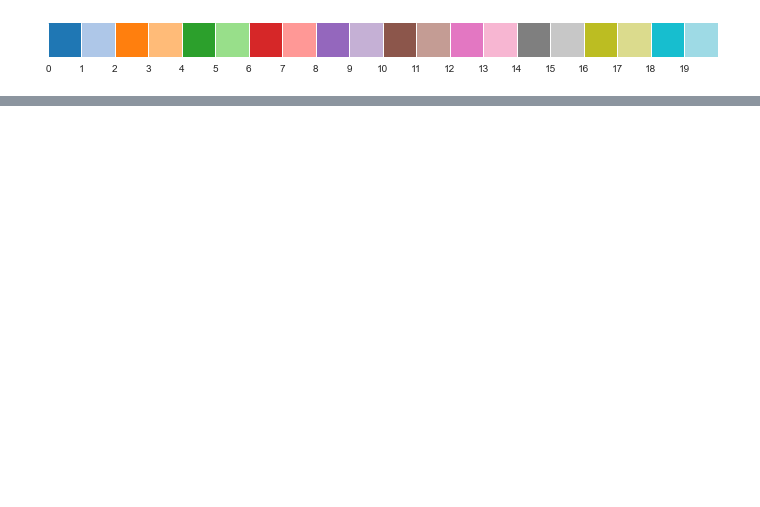
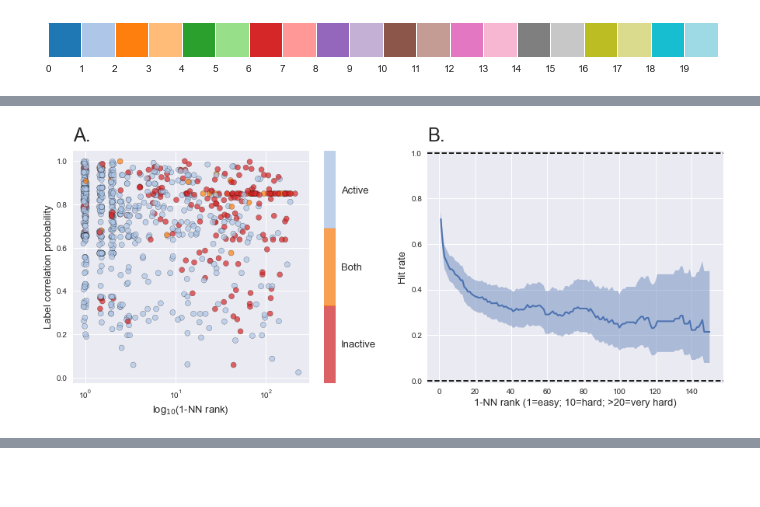
Before and after one commit to ljmartin/molrec, a Jupyter notebook: 4_pubchem_validation/analysis.ipynb, the cells around one changed output, grey strips where cells are left out. Cells and saved outputs as stored; diff of their text form; code cells hidden in the pictures; blank space fills up the shorter version.

```diff
--- a/4_pubchem_validation/analysis.ipynb
+++ b/4_pubchem_validation/analysis.ipynb
@@ -113,2 +84,0 @@ piv = df.pivot_table(index=['pref_name','lig_chemblid'], columns='outcome', aggf
-# %%
-n,x = np.histogram((piv['Active'] - piv['Inactive']).values, bins=100)
@@ -222,3 +147,0 @@ plt.plot(checks,
-# %%
-from scipy.stats import beta
-plt.style.use('seaborn')
@@ -260 +148,66 @@ plt.bar(x[:-1], n,edgecolor='k', width=0.01)
+# %%
+def count_posi(df, rank):
+    df_ = df[df['nnrank']>rank]
+    pos = (df_['result']=='Active').sum()
+    neg = (df_['result']=='Inactive').sum()
+    return pos, neg
+
+posi = np.zeros(150)
+nega = np.zeros(150)
+for i in range(1,151):
+    pos, neg = count_posi(result, i)
+    posi[i-1]=pos
+    nega[i-1]=neg
+
+tots = nega + posi
+# %%
+fig, ax = plt.subplots(1,2)
+#fig.set_figheight(15)
+fig.set_figwidth(15)
+
+
+jit = np.random.random(len(result))-0.5
+jit /= 12
+jit += 1
+
+fsize=13
+
+cax = ax[0].scatter(result['nnrank'].values*jit,
+            result['prob'].values.astype(float),
+           c=result['result'].apply(lambda x: {'Active':1, 'Inactive':-1, 'Both':0}[x]),
+           cmap = cm,
+           alpha=0.7,
+           edgecolor='k')
+ax[0].set_xscale('log')
+
+cbar = fig.colorbar(cax, ticks=[-0.66, 0, 0.66], ax=ax[0])
+cbar.ax.set_yticklabels(['Inactive', 'Both', 'Active'], fontsize=fsize)
+
+ax[0].set_xlabel('log$_{10}}$(1-NN rank)', fontsize=fsize)
+ax[0].set_ylabel('Label correlation probability', fontsize=fsize)
+
+
+rate = posi/ tots
+
+low = beta.ppf(0.025, posi+1, tots-posi+1)
+high =beta.ppf(0.975, posi+1, tots-posi+1)
+
+ax[1].fill_between(x=range(1,151),y1=low, y2=high,alpha=0.4)
+ax[1].plot(range(1,151), rate, linewidth=2,)
+
+ax[1].set_ylabel('Hit rate',fontsize=fsize)
+ax[1].set_xlabel('1-NN rank (1=easy; 10=hard; >20=very hard)',fontsize=fsize)
+ax[1].set_ylim(bottom=-0.01,top=1.01)
+ax[1].axhline(0, linestyle='--', c='k')
+ax[1].axhline(1, linestyle='--', c='k')
+
+plot_fig_label(ax[0] ,'A.')
+plot_fig_label(ax[1], 'B.')
+
+
+fig.savefig('./figures/pubchem_validation.png')
+fig.savefig('./figures/pubchem_validation.svg')
+fig.savefig('./figures/pubchem_validation.tif')
+# %% [output]
+[figure, added]
 # %%
```
Also changed, not shown: parts of 33 cells of this notebook, 9 other files.
